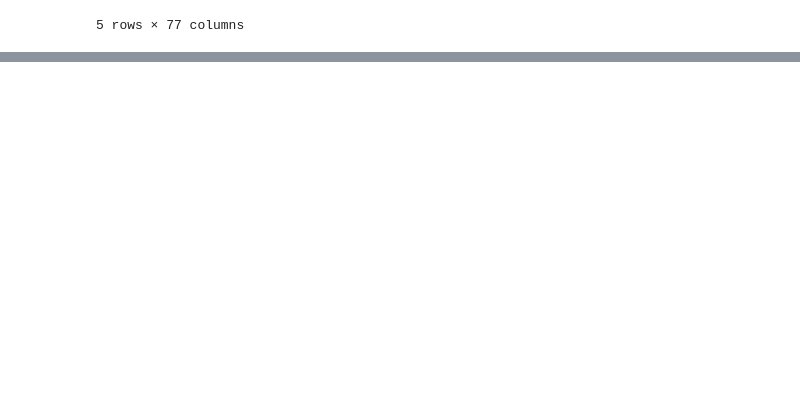
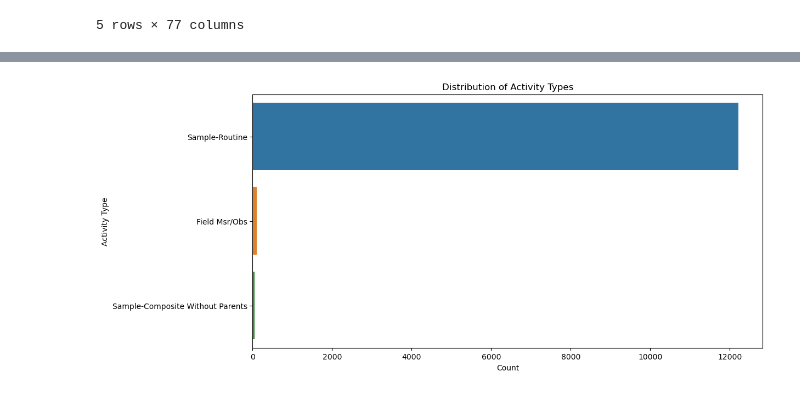
Before and after one commit to vishalival/eneres131-final-proj, a Jupyter notebook: core_prediction_question.ipynb, the cells around one changed output, grey strips where cells are left out. Saved outputs shown, nothing was run; the diff lists cells and outputs as text; code cells hidden in the pictures; blank space fills up the shorter version.

```diff
--- a/core_prediction_question.ipynb
+++ b/core_prediction_question.ipynb
@@ -39,3 +23,6 @@ activity_df.head()
 | 3 | USGS-CA | USGS California Water Science Center | nwisca.01.02100883 | Sample-Routine | Sediment | ... |
 | 4 | USGS-CA | USGS California Water Science Center | nwisca.01.02200902 | Sample-Routine | Water | ... |
 5 rows × 77 columns
+# %%
+biological_df = pd.read_csv("biologicalresult.csv")
+biological_df.head()
@@ -41,0 +153,9 @@ activity_df.head()
+# %%
+plt.figure(figsize=(12, 6))
+sns.countplot(data=biological_df, y='ActivityTypeCode', order=biological_df['ActivityTypeCode'].value_counts().index)
+plt.title("Distribution of Activity Types")
+plt.xlabel("Count")
+plt.ylabel("Activity Type")
+plt.show()
+# %% [output]
+[figure, added]
```
Also changed, not shown: parts of 16 cells of this notebook, 9 other files.
